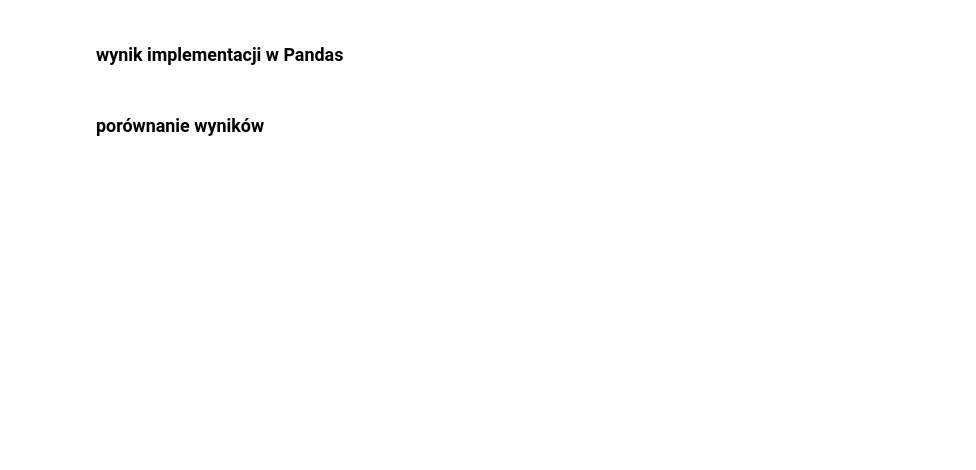
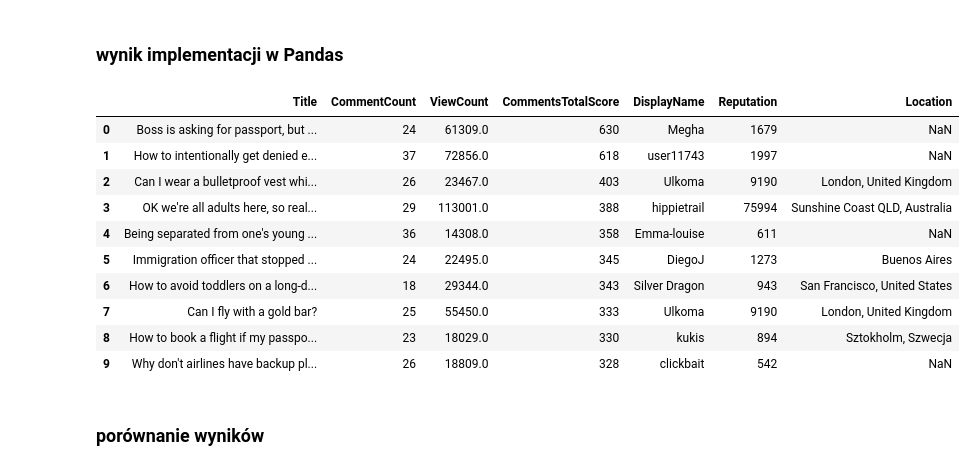
Before and after one commit to PioRow/DataProcessingPython, a Jupyter notebook: Rowicki_Piotr_PD2.ipynb, the cells around one changed output. Cells and saved outputs as stored; diff of their text form; code cells hidden in the pictures; blank space fills up the shorter version.

```diff
--- a/Rowicki_Piotr_PD2.ipynb
+++ b/Rowicki_Piotr_PD2.ipynb
@@ -147,5 +206,18 @@ sqlRes_3
 # %%
-pdRes_3=solution_3(Comments,Posts,Users)
+# wynik
+pdRes_3
+# %% [output]
+|  | Title | CommentCount | ViewCount | CommentsTotalScore | DisplayName | Reputation | Location |
+| 0 | Boss is asking for passport, but ... | 24 | 61309.0 | 630 | Megha | 1679 | NaN |
+| 1 | How to intentionally get denied e... | 37 | 72856.0 | 618 | user11743 | 1997 | NaN |
+| 2 | Can I wear a bulletproof vest whi... | 26 | 23467.0 | 403 | Ulkoma | 9190 | London, United Kingdom |
+| 3 | OK we're all adults here, so real... | 29 | 113001.0 | 388 | hippietrail | 75994 | Sunshine Coast QLD, Australia |
+| 4 | Being separated from one's young ... | 36 | 14308.0 | 358 | Emma-louise | 611 | NaN |
+| 5 | Immigration officer that stopped ... | 24 | 22495.0 | 345 | DiegoJ | 1273 | Buenos Aires |
+| 6 | How to avoid toddlers on a long-d... | 18 | 29344.0 | 343 | Silver Dragon | 943 | San Francisco, United States |
+| 7 | Can I fly with a gold bar? | 25 | 55450.0 | 333 | Ulkoma | 9190 | London, United Kingdom |
+| 8 | How to book a flight if my passpo... | 23 | 18029.0 | 330 | kukis | 894 | Sztokholm, Szwecja |
+| 9 | Why don't airlines have backup pl... | 26 | 18809.0 | 328 | clickbait | 542 | NaN |
 # %% [markdown]
 ### porównanie wyników
 # %%
```
Also changed, not shown: parts of 37 cells of this notebook, 1 other file.
